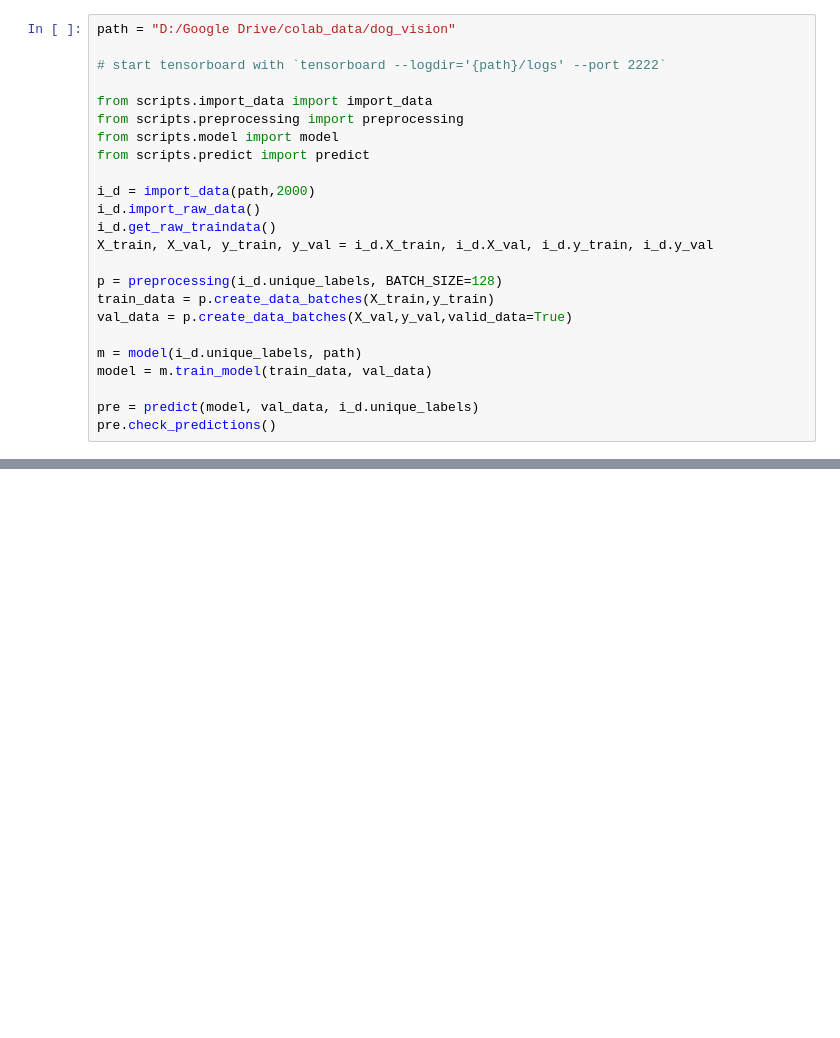
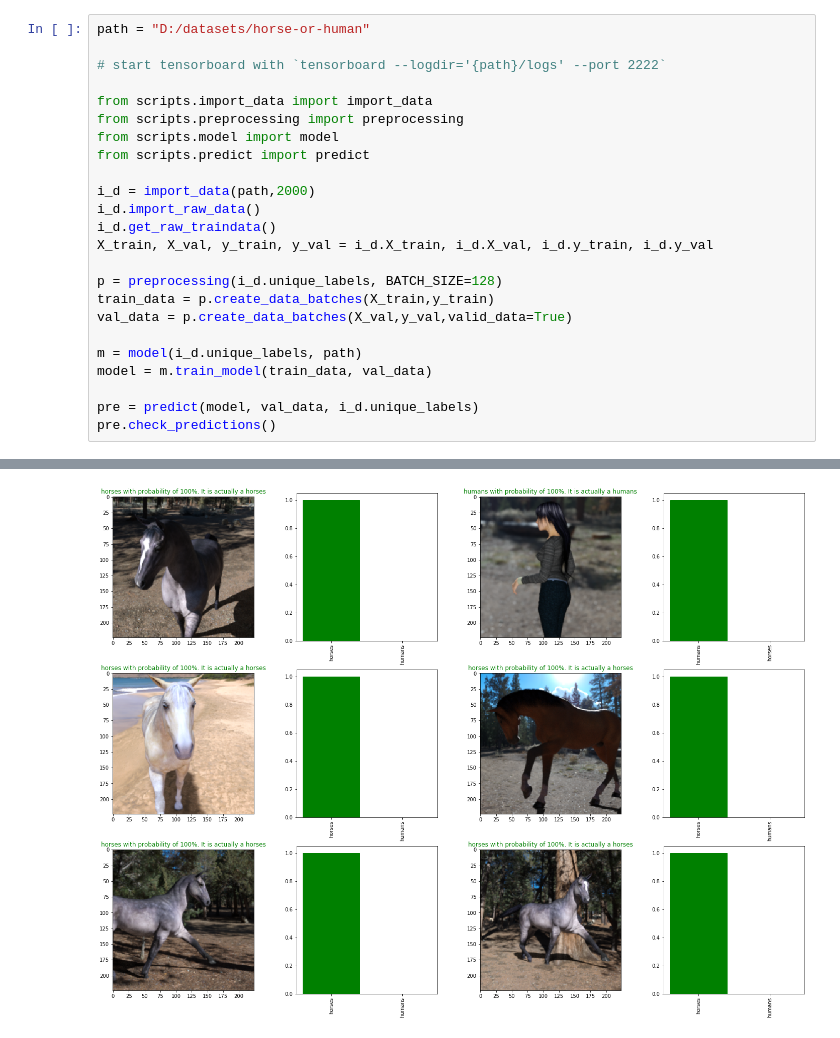
Before and after one commit to papstchaka/image_classification, a Jupyter notebook: Test.ipynb, the cells around one changed output, grey strips where cells are left out. Cells and saved outputs as stored; diff of their text form; blank space fills up the shorter version.

Commit message:
added possibility to work with other datasets

```diff
--- a/Test.ipynb
+++ b/Test.ipynb
@@ -1,5 +1,5 @@
 # %%
-path = "D:/Google Drive/colab_data/dog_vision"
+path = "D:/datasets/horse-or-human"
 
 # start tensorboard with `tensorboard --logdir='{path}/logs' --port 2222`
 
@@ -42,0 +43 @@ Saving model to: D:/Google Drive/colab_data/dog_vision/models/20200430-101542-10
+[figure, added]
```
Also changed, not shown: parts of 1 cell of this notebook, 2 other files.
